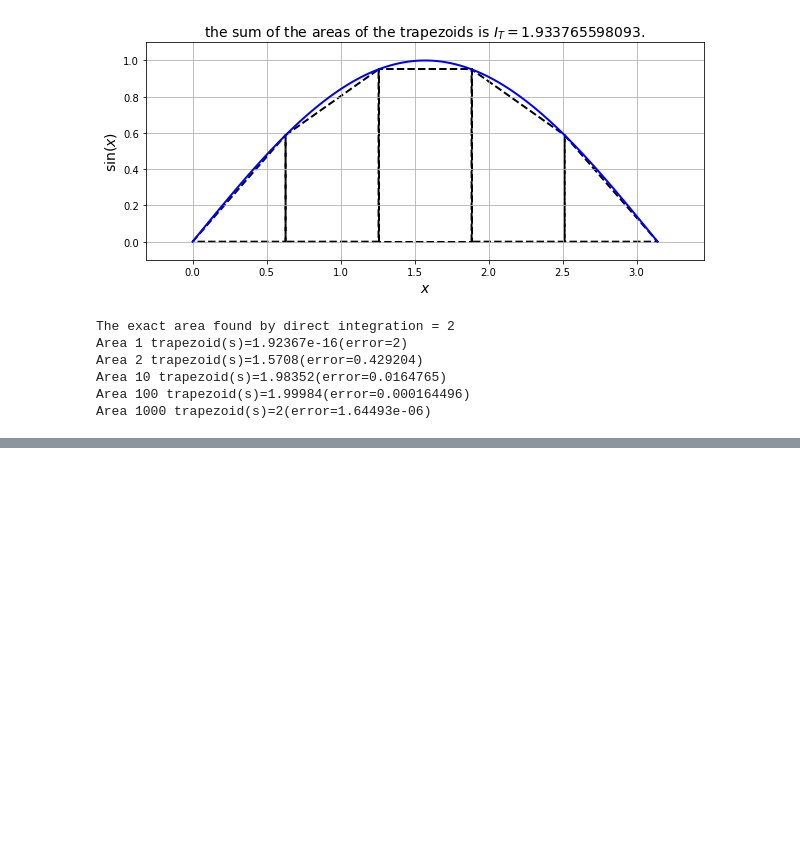
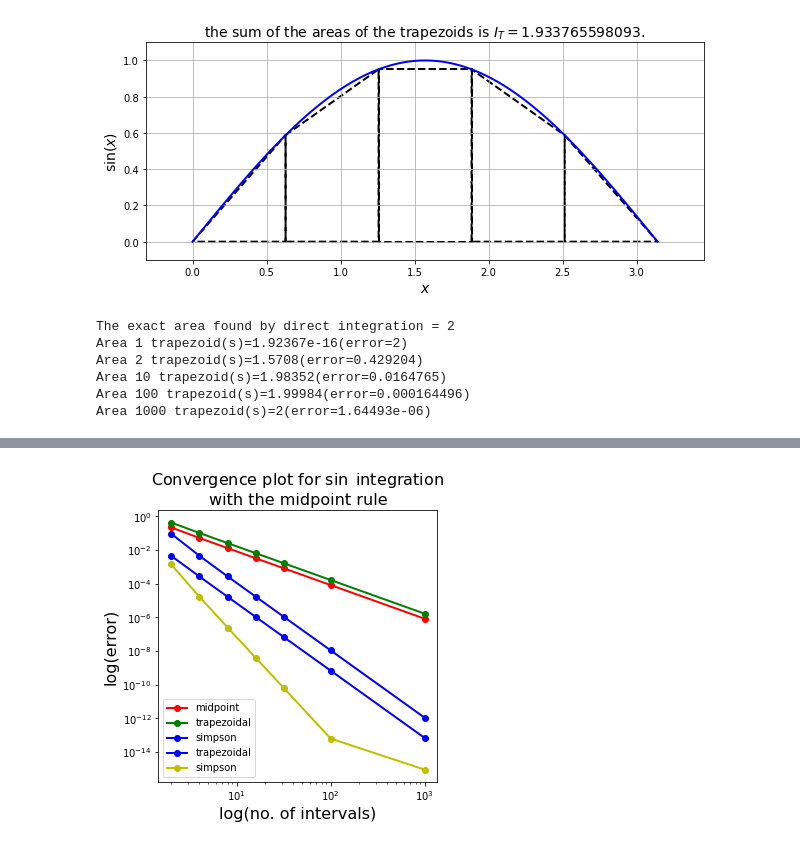
Before and after one commit to acse-0e251b1d/pre-sessional-learning-materials, a Jupyter notebook: Primer-on-Programming-in-Python-MathematicalComputational-Techniques/3.mathematics/5.numerical-method/9_exercise.ipynb, the cells around one changed output, grey strips where cells are left out. Saved outputs shown, nothing was run; the diff lists cells and outputs as text; code cells hidden in the pictures; blank space fills up the shorter version.

```diff
--- a/Primer-on-Programming-in-Python-MathematicalComputational-Techniques/3.mathematics/5.numerical-method/9_exercise.ipynb
+++ b/Primer-on-Programming-in-Python-MathematicalComputational-Techniques/3.mathematics/5.numerical-method/9_exercise.ipynb
@@ -149,0 +260,5 @@ Area 1000 trapezoid(s)=2(error=1.64493e-06)
+# %%
+def weddles_rule(a,b,function,number_intervals):
+    S = simpsons_composite_rule(a,b,function, number_intervals)
+    S2 = simpsons_composite_rule(a,b,function, number_intervals*2)
+    return S2 + (S2-S)/15
@@ -149,0 +274,38 @@ Area 1000 trapezoid(s)=2(error=1.64493e-06)
+# %%
+interval_size_M = [2,4,8,16,32,100,1000]
+errors_M = np.zeros_like(interval_size_M, dtype='float64')
+errors_T = np.zeros_like(interval_size_M, dtype='float64')
+errors_S = np.zeros_like(interval_size_M, dtype='float64')
+errors_SC = np.zeros_like(interval_size_M, dtype='float64')
+errors_W = np.zeros_like(interval_size_M, dtype='float64')
+
+for (i,number_intervals) in enumerate(interval_size_M):
+    area_M = midpoint_rule(0, np.pi, f, number_intervals)
+    errors_M[i] = abs(area_M-2)
+    area_T = trapezoidal_rule(0, np.pi, f, number_intervals)
+    errors_T[i]= abs(area_T-2)
+    area_S = simpsons_rule(0, np.pi, f, number_intervals)
+    errors_S[i] = abs(area_S-2)
+    area_SC = simpsons_composite_rule(0, np.pi, f, number_intervals)
+    errors_SC[i] = abs(area_SC-2)
+    area_W = weddles_rule(0, np.pi, f, number_intervals)
+    errors_W[i] = abs(area_W-2)
+
+fig = plt.figure(figsize=(5,5))
+ax1 = plt.subplot(111)
+
+ax1.loglog(interval_size_M, errors_M, 'ro-', lw=2, label='midpoint')
+ax1.loglog(interval_size_M, errors_T, 'go-', lw=2,label='trapezoidal')
+ax1.loglog(interval_size_M, errors_S, 'bo-', lw=2,label='simpson')
+ax1.loglog(interval_size_M, errors_SC, 'bo-', lw=2,label='trapezoidal')
+ax1.loglog(interval_size_M, errors_W, 'yo-', lw=2,label='simpson')
+
+ax1.set_xlabel("log(no. of intervals)", fontsize=16)
+ax1.set_ylabel("log(error)", fontsize=16)
+ax1.set_title("Convergence plot for $\sin$ integration\nwith the midpoint rule",
+                fontsize=16)
+ax1.legend(loc='best')
+from myst_nb import glue
+glue("midpoint_conv_fig", fig, display=False)
+plt.show()
+# %% [output]
@@ -149,0 +313 @@ Area 1000 trapezoid(s)=2(error=1.64493e-06)
+[figure, added]
```
Also changed, not shown: parts of 9 cells of this notebook, 6 other files.
